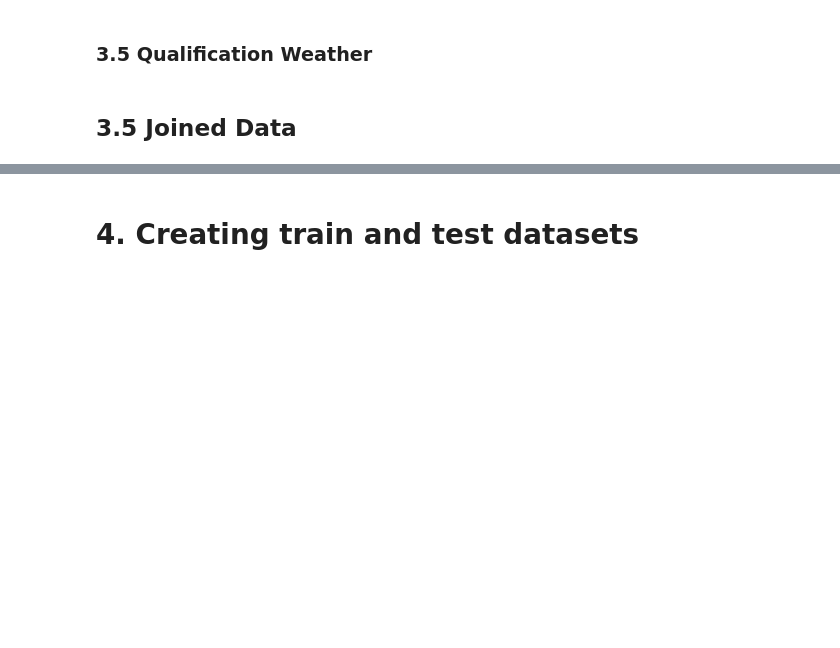
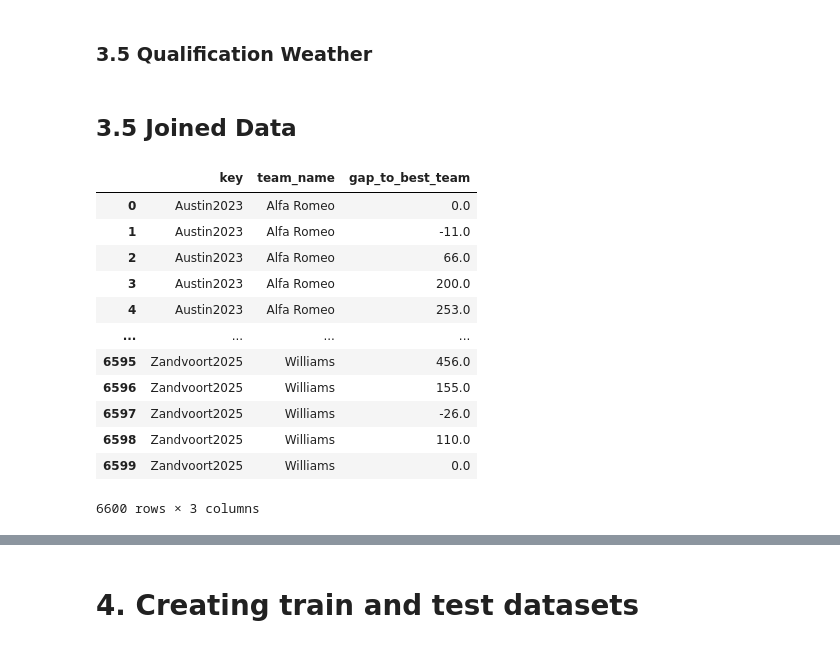
Before and after one commit to Grzegosh/Portfolio, a Jupyter notebook: F1/models.ipynb, the cells around one changed output, grey strips where cells are left out. Cells and saved outputs as stored; diff of their text form; code cells hidden in the pictures; blank space fills up the shorter version.

```diff
--- a/F1/models.ipynb
+++ b/F1/models.ipynb
@@ -121,5 +112,21 @@ cols_quali = [col for col in quali_weather.columns if "quali" in col or col == "
 quali_weather = quali_weather[cols_quali]
 # %% [markdown]
 ## 3.5 Joined Data
+# %%
+team_gap_to_leader
+# %% [output]
+|  | key | team_name | gap_to_best_team |
+| 0 | Austin2023 | Alfa Romeo | 0.0 |
+| 1 | Austin2023 | Alfa Romeo | -11.0 |
+| 2 | Austin2023 | Alfa Romeo | 66.0 |
+| 3 | Austin2023 | Alfa Romeo | 200.0 |
+| 4 | Austin2023 | Alfa Romeo | 253.0 |
+| ... | ... | ... | ... |
+| 6595 | Zandvoort2025 | Williams | 456.0 |
+| 6596 | Zandvoort2025 | Williams | 155.0 |
+| 6597 | Zandvoort2025 | Williams | -26.0 |
+| 6598 | Zandvoort2025 | Williams | 110.0 |
+| 6599 | Zandvoort2025 | Williams | 0.0 |
+6600 rows × 3 columns
 # %%
 df = (
```
Also changed, not shown: parts of 32 cells of this notebook, 1 other file.
